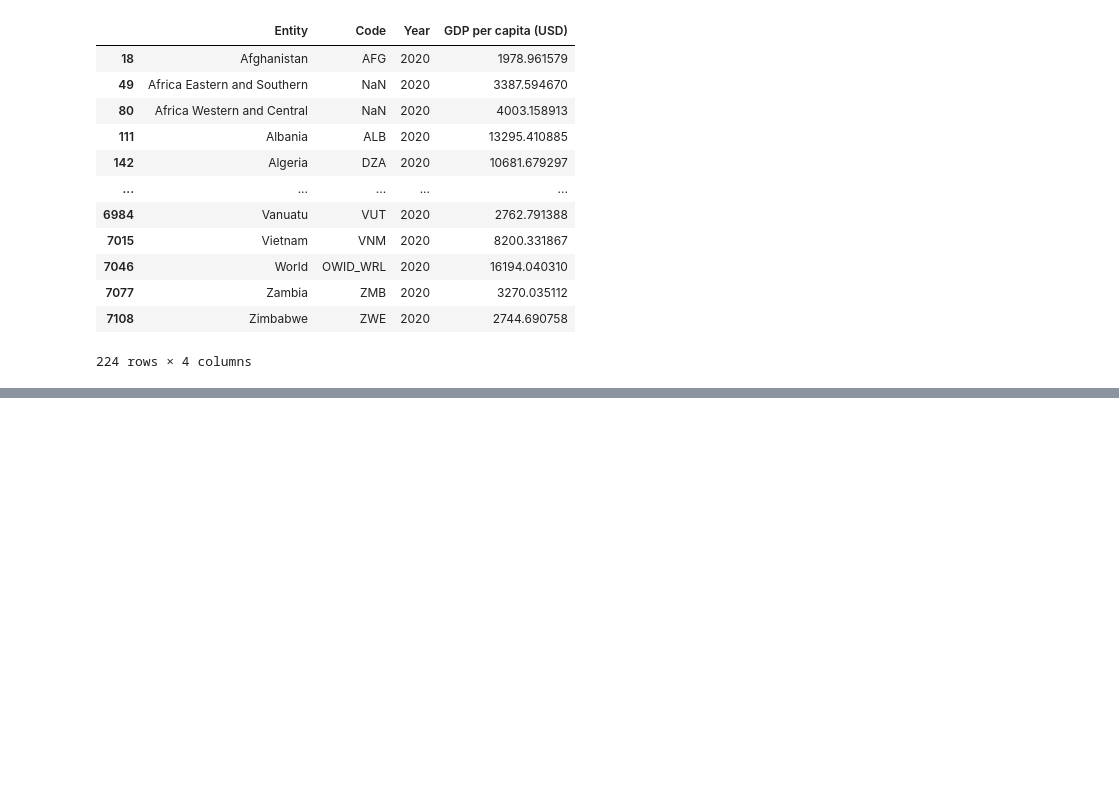
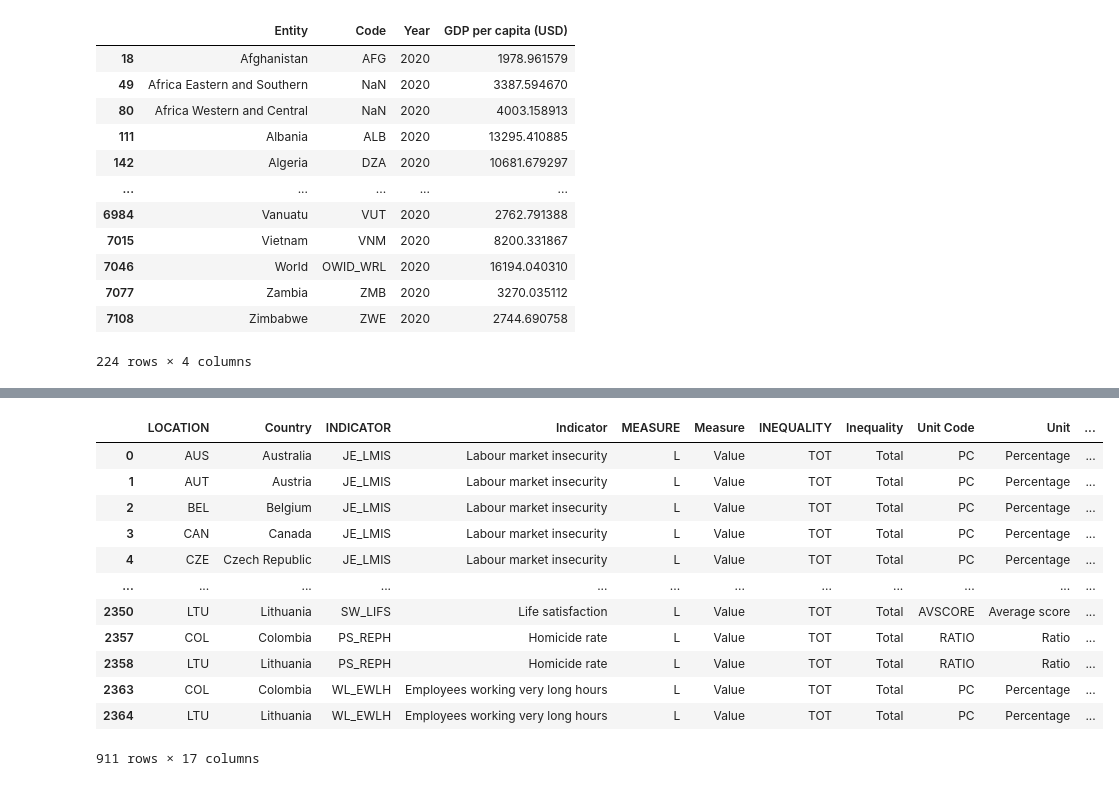
Before and after one commit to MichnoM/machine-learning, a Jupyter notebook: iml/01_machine_learning_landscape.ipynb, the cells around one changed output, grey strips where cells are left out. Saved outputs shown, nothing was run; the diff lists cells and outputs as text; code cells hidden in the pictures; blank space fills up the shorter version.

```diff
--- a/iml/01_machine_learning_landscape.ipynb
+++ b/iml/01_machine_learning_landscape.ipynb
@@ -86,0 +108,19 @@ gdp_per_capita_2020
+# %%
+# Preprocess the OECD BLI data to keep only the Life satisfaction column
+# We need to create a pivot table with appropriate values
+oecd_bli = oecd_bli[oecd_bli["INEQUALITY"]=="TOT"]
+oecd_bli
+# %% [output]
+|  | LOCATION | Country | INDICATOR | Indicator | MEASURE | Measure | INEQUALITY | Inequality | Unit Code | Unit | ... |
+| 0 | AUS | Australia | JE_LMIS | Labour market insecurity | L | Value | TOT | Total | PC | Percentage | ... |
+| 1 | AUT | Austria | JE_LMIS | Labour market insecurity | L | Value | TOT | Total | PC | Percentage | ... |
+| 2 | BEL | Belgium | JE_LMIS | Labour market insecurity | L | Value | TOT | Total | PC | Percentage | ... |
+| 3 | CAN | Canada | JE_LMIS | Labour market insecurity | L | Value | TOT | Total | PC | Percentage | ... |
+| 4 | CZE | Czech Republic | JE_LMIS | Labour market insecurity | L | Value | TOT | Total | PC | Percentage | ... |
+| ... | ... | ... | ... | ... | ... | ... | ... | ... | ... | ... | ... |
+| 2350 | LTU | Lithuania | SW_LIFS | Life satisfaction | L | Value | TOT | Total | AVSCORE | Average score | ... |
+| 2357 | COL | Colombia | PS_REPH | Homicide rate | L | Value | TOT | Total | RATIO | Ratio | ... |
+| 2358 | LTU | Lithuania | PS_REPH | Homicide rate | L | Value | TOT | Total | RATIO | Ratio | ... |
+| 2363 | COL | Colombia | WL_EWLH | Employees working very long hours | L | Value | TOT | Total | PC | Percentage | ... |
+| 2364 | LTU | Lithuania | WL_EWLH | Employees working very long hours | L | Value | TOT | Total | PC | Percentage | ... |
+911 rows × 17 columns
```
Also changed, not shown: parts of 12 cells of this notebook, 6 other files.
